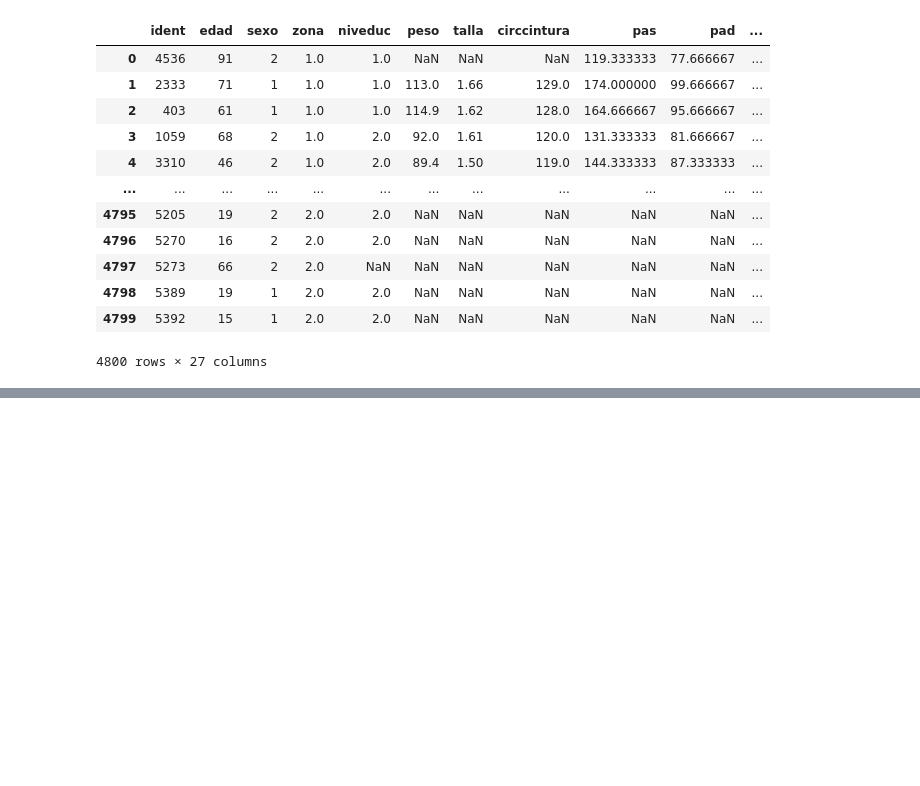
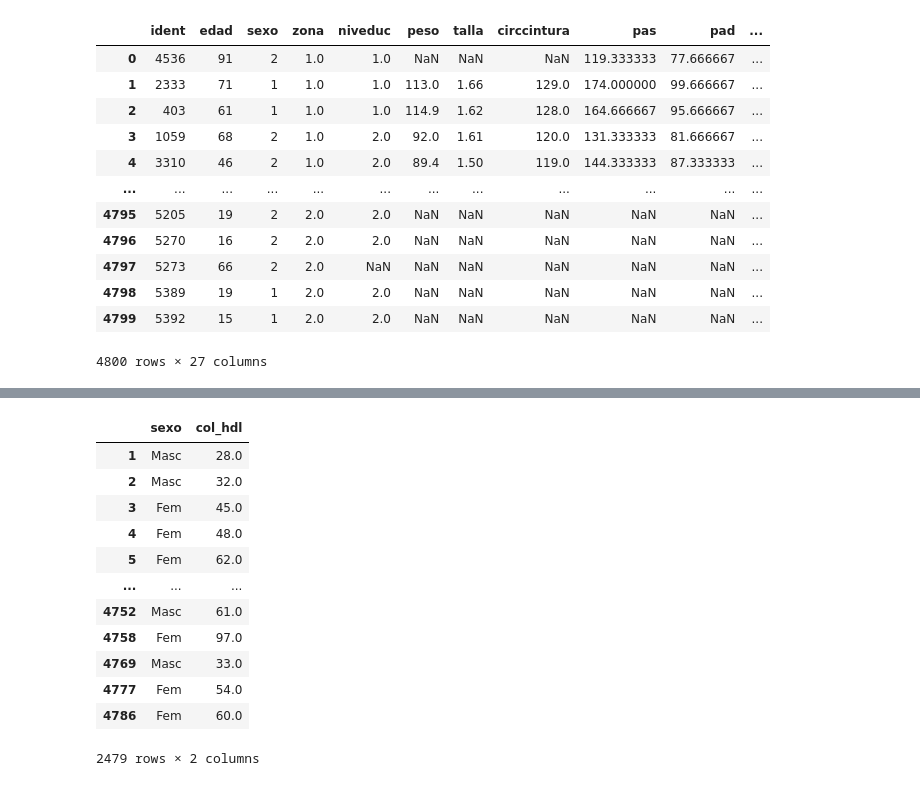
Before and after one commit to mandresblanco/Salud_Chile, a Jupyter notebook: Salud_chile_dataset.ipynb, the cells around one changed output, grey strips where cells are left out. Saved outputs shown, nothing was run; the diff lists cells and outputs as text; code cells hidden in the pictures; blank space fills up the shorter version.

```diff
--- a/Salud_chile_dataset.ipynb
+++ b/Salud_chile_dataset.ipynb
@@ -194,0 +286,17 @@ df.to_csv(dir_pandas.format('Salud_Chile.csv'))
+# %%
+df_col_sex = df_col_sex.dropna()
+df_col_sex
+# %% [output]
+|  | sexo | col_hdl |
+| 1 | Masc | 28.0 |
+| 2 | Masc | 32.0 |
+| 3 | Fem | 45.0 |
+| 4 | Fem | 48.0 |
+| 5 | Fem | 62.0 |
+| ... | ... | ... |
+| 4752 | Masc | 61.0 |
+| 4758 | Fem | 97.0 |
+| 4769 | Masc | 33.0 |
+| 4777 | Fem | 54.0 |
+| 4786 | Fem | 60.0 |
+2479 rows × 2 columns
```
Also changed, not shown: parts of 19 cells of this notebook.
